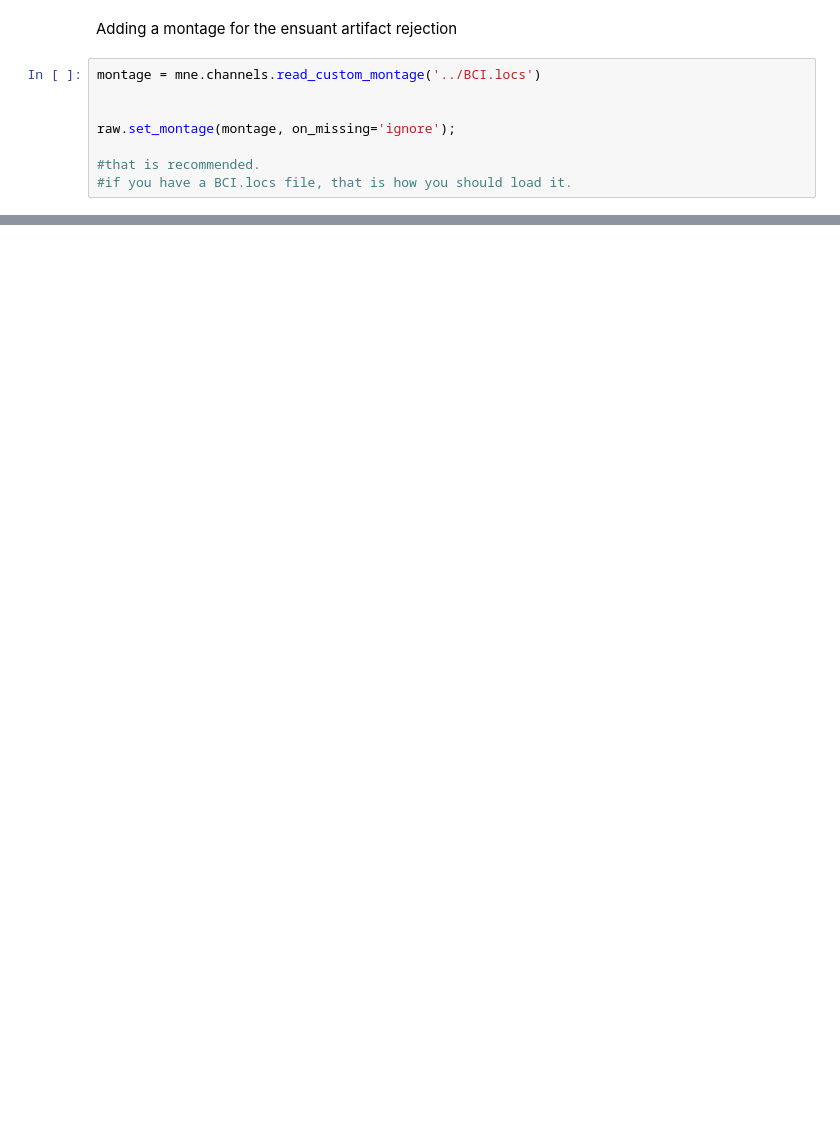
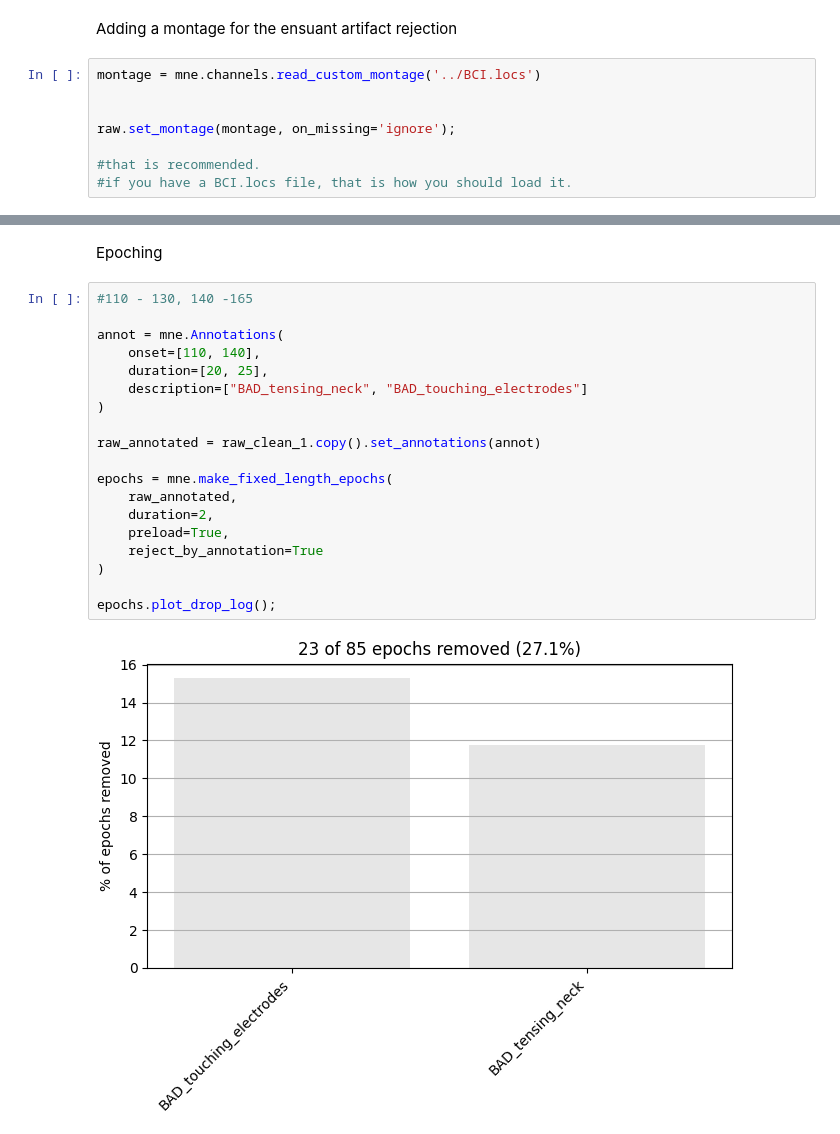
Before and after one commit to alexanderspeer/eeg-bci-signal-analysis, a Jupyter notebook: coding-practice/interview_practice.ipynb, the cells around one changed output, grey strips where cells are left out. Cells and saved outputs as stored; diff of their text form; blank space fills up the shorter version.

```diff
--- a/coding-practice/interview_practice.ipynb
+++ b/coding-practice/interview_practice.ipynb
@@ -120,0 +134,23 @@ ica.plot_sources(raw_ica);
+# %% [markdown]
+Epoching
+# %%
+#110 - 130, 140 -165
+
+annot = mne.Annotations(
+    onset=[110, 140],
+    duration=[20, 25],
+    description=["BAD_tensing_neck", "BAD_touching_electrodes"]
+)
+
+raw_annotated = raw_clean_1.copy().set_annotations(annot)
+
+epochs = mne.make_fixed_length_epochs(
+    raw_annotated,
+    duration=2,
+    preload=True,
+    reject_by_annotation=True
+)
+
+epochs.plot_drop_log();
+# %% [output]
+[figure, added]
```
Also changed, not shown: parts of 10 cells of this notebook.
